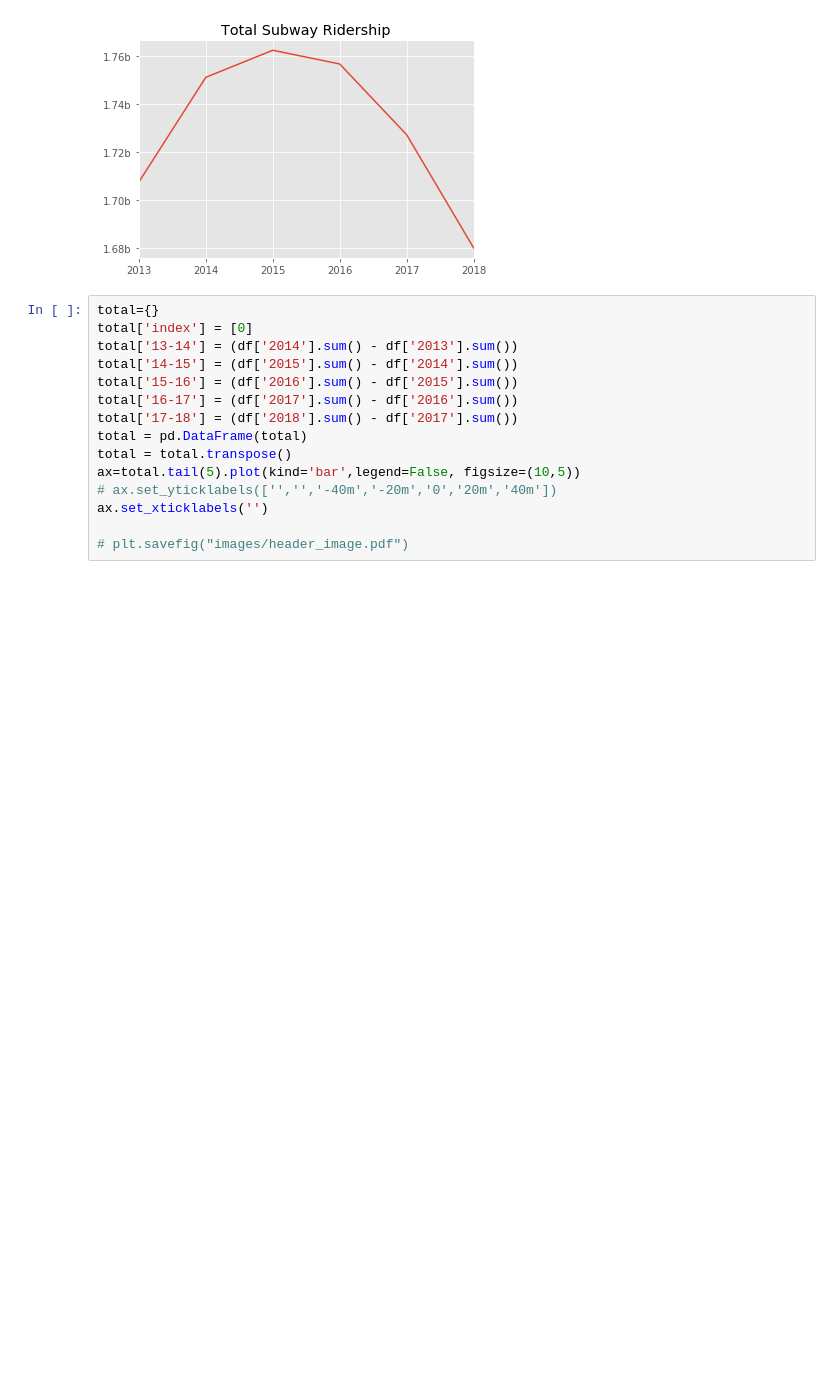
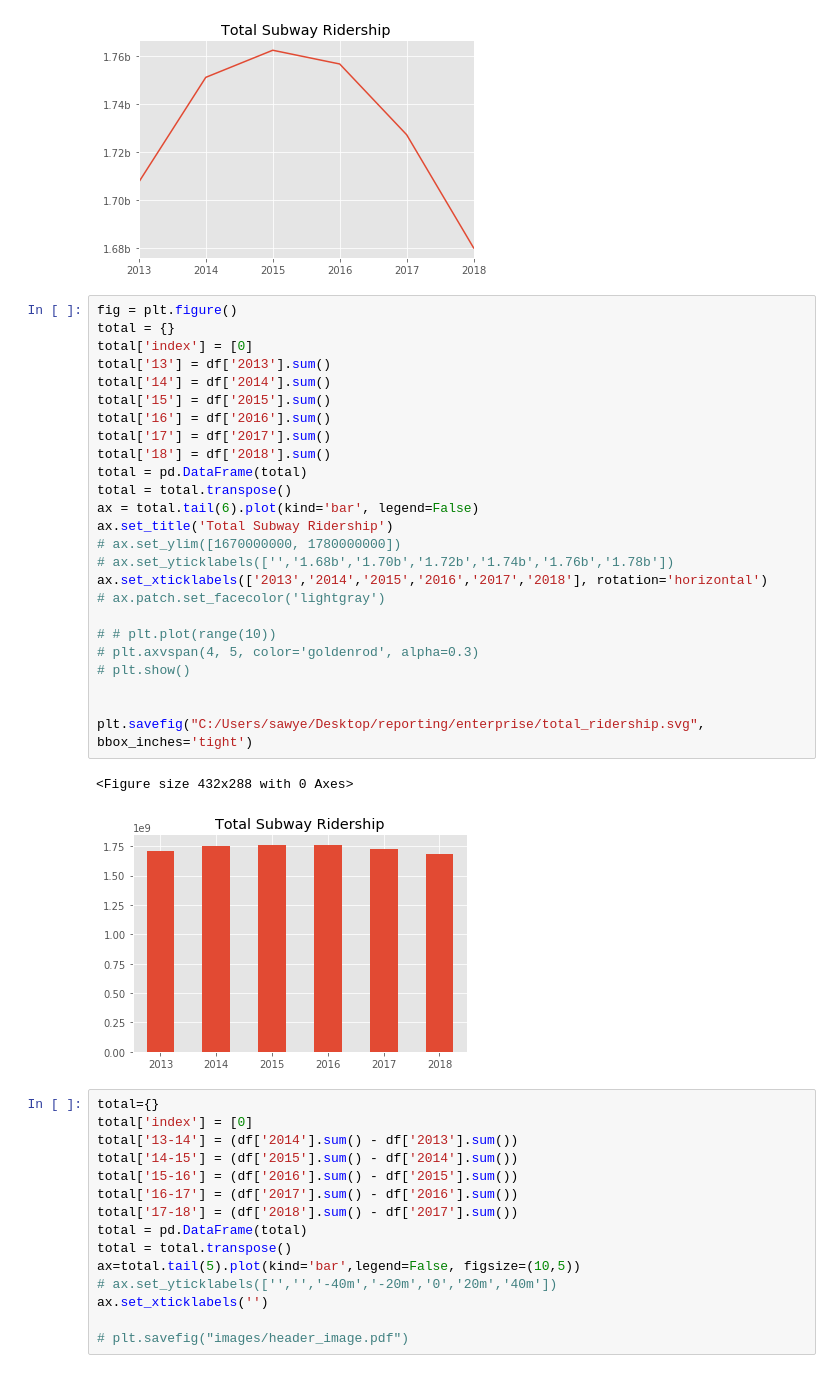
Before and after one commit to sawyerclick/portfolio, a Jupyter notebook: project/subway-ridership/Ridership scraper.ipynb, the cells around one changed output. Saved outputs shown, nothing was run; the diff lists cells and outputs as text; blank space fills up the shorter version.

```diff
--- a/project/subway-ridership/Ridership scraper.ipynb
+++ b/project/subway-ridership/Ridership scraper.ipynb
@@ -240,6 +241,34 @@ plt.savefig("C:/Users/sawye/Desktop/reporting/enterprise/total_ridership_drop.sv
 # %% [output]
 <Figure size 432x288 with 0 Axes>
 [figure]
+# %%
+fig = plt.figure()
+total = {}
+total['index'] = [0]
+total['13'] = df['2013'].sum()
+total['14'] = df['2014'].sum()
+total['15'] = df['2015'].sum()
+total['16'] = df['2016'].sum()
+total['17'] = df['2017'].sum()
+total['18'] = df['2018'].sum()
+total = pd.DataFrame(total)
+total = total.transpose()
+ax = total.tail(6).plot(kind='bar', legend=False)
+ax.set_title('Total Subway Ridership')
+# ax.set_ylim([1670000000, 1780000000])
+# ax.set_yticklabels(['','1.68b','1.70b','1.72b','1.74b','1.76b','1.78b'])
+ax.set_xticklabels(['2013','2014','2015','2016','2017','2018'], rotation='horizontal')
+# ax.patch.set_facecolor('lightgray')
+
+# # plt.plot(range(10))
+# plt.axvspan(4, 5, color='goldenrod', alpha=0.3)
+# plt.show()
+
+
+plt.savefig("C:/Users/sawye/Desktop/reporting/enterprise/total_ridership.svg", bbox_inches='tight')
+# %% [output]
+<Figure size 432x288 with 0 Axes>
+[figure, added]
 # %%
 total={}
 total['index'] = [0]
```
Also changed, not shown: parts of 3 cells of this notebook, 4 other files.
